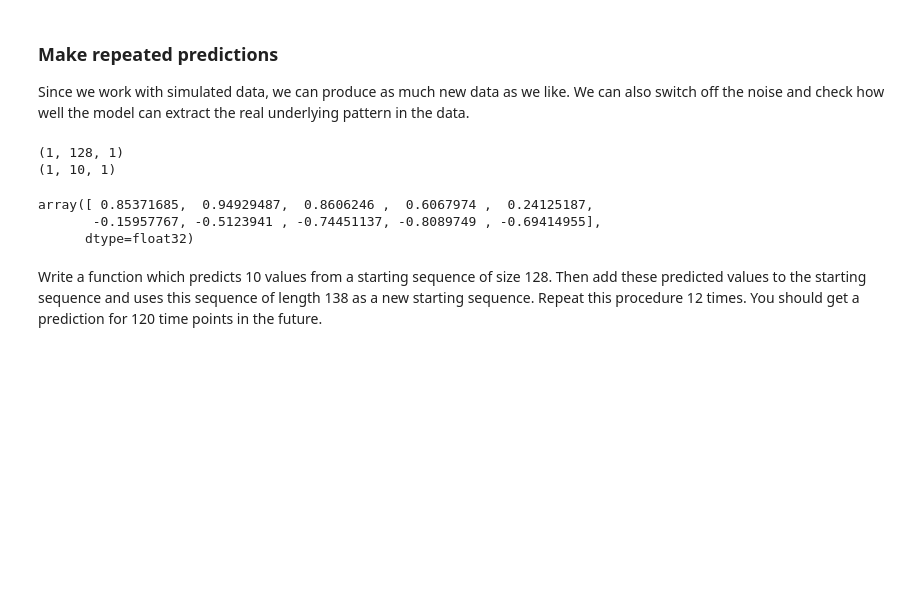
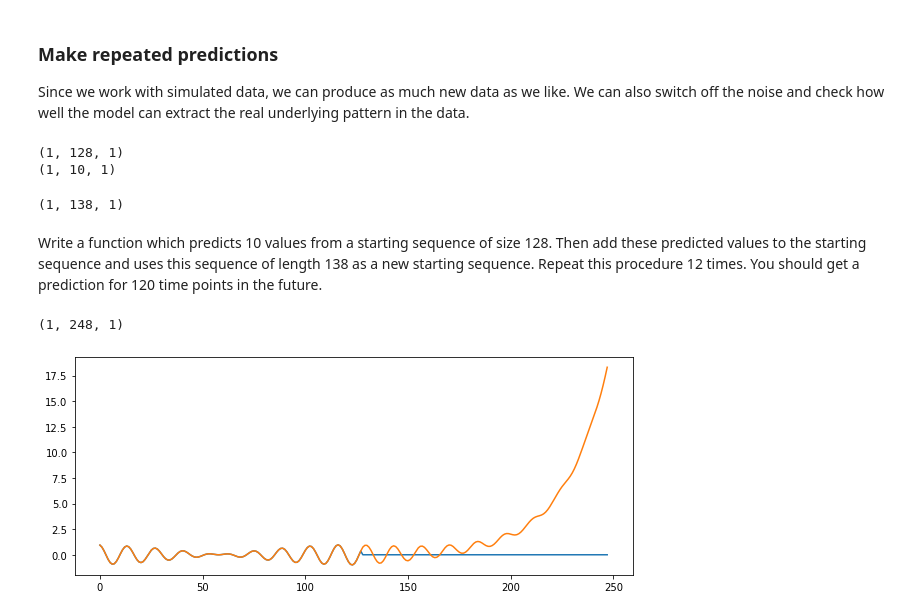
Before and after one commit to fa97ber/DeepLearning, a Jupyter notebook: DL_03_01.ipynb, the cells around one changed output. Drawn from its saved outputs; the diff is of its cells as text; code cells hidden in the pictures; blank space fills up the shorter version.

```diff
--- a/DL_03_01.ipynb
+++ b/DL_03_01.ipynb
@@ -146,12 +146,36 @@ Since we work with simulated data, we can produce as much new data as we like. W
 x_test,y_test = gen_data(size=1,noise=0.0)
 print(x_test.shape)
 print(y_test.shape)
-model.predict(x_test).reshape(-1)#Predicts 10 value
+pred = model.predict(x_test).reshape(-1)#Predicts 10 value
+
+pred = pred.reshape(1,look_ahead,1)
+np.concatenate((x_test, pred), axis=1).shape
 # %% [output]
 (1, 128, 1)
 (1, 10, 1)
-array([ 0.85371685,  0.94929487,  0.8606246 ,  0.6067974 ,  0.24125187,
-       -0.15957767, -0.5123941 , -0.74451137, -0.8089749 , -0.69414955],
-      dtype=float32)
+(1, 138, 1)
 # %% [markdown]
 Write a function which predicts 10 values from a starting sequence of size 128. Then add these predicted values to the starting sequence and uses this sequence of length 138 as a new starting sequence. Repeat this procedure 12 times. You should get a prediction for 120 time points in the future.
+# %%
+def predict_values(starting_sequence, repeats=12):
+    x_test = starting_sequence
+    for _ in range(repeats):
+        pred = model.predict(x_test).reshape(-1).reshape(1,look_ahead,1)
+        x_test = np.concatenate((x_test, pred), axis=1)
+    return x_test
+# %%
+x_test,y_test = gen_data(size=1,noise=0.0)
+values = predict_values(x_test)
+x = np.zeros(values.shape)
+x[0,:seq_length,0] = x_test[0,:,0]
+values.shape
+# %% [output]
+(1, 248, 1)
+# %%
+plt.figure(num=None, figsize=(10,4))
+plt.plot(x[0,:,0])
+plt.plot(values[0,:,0])
+
+plt.show()
+# %% [output]
+[figure, added]
```
Also changed, not shown: parts of 1 cell of this notebook.
